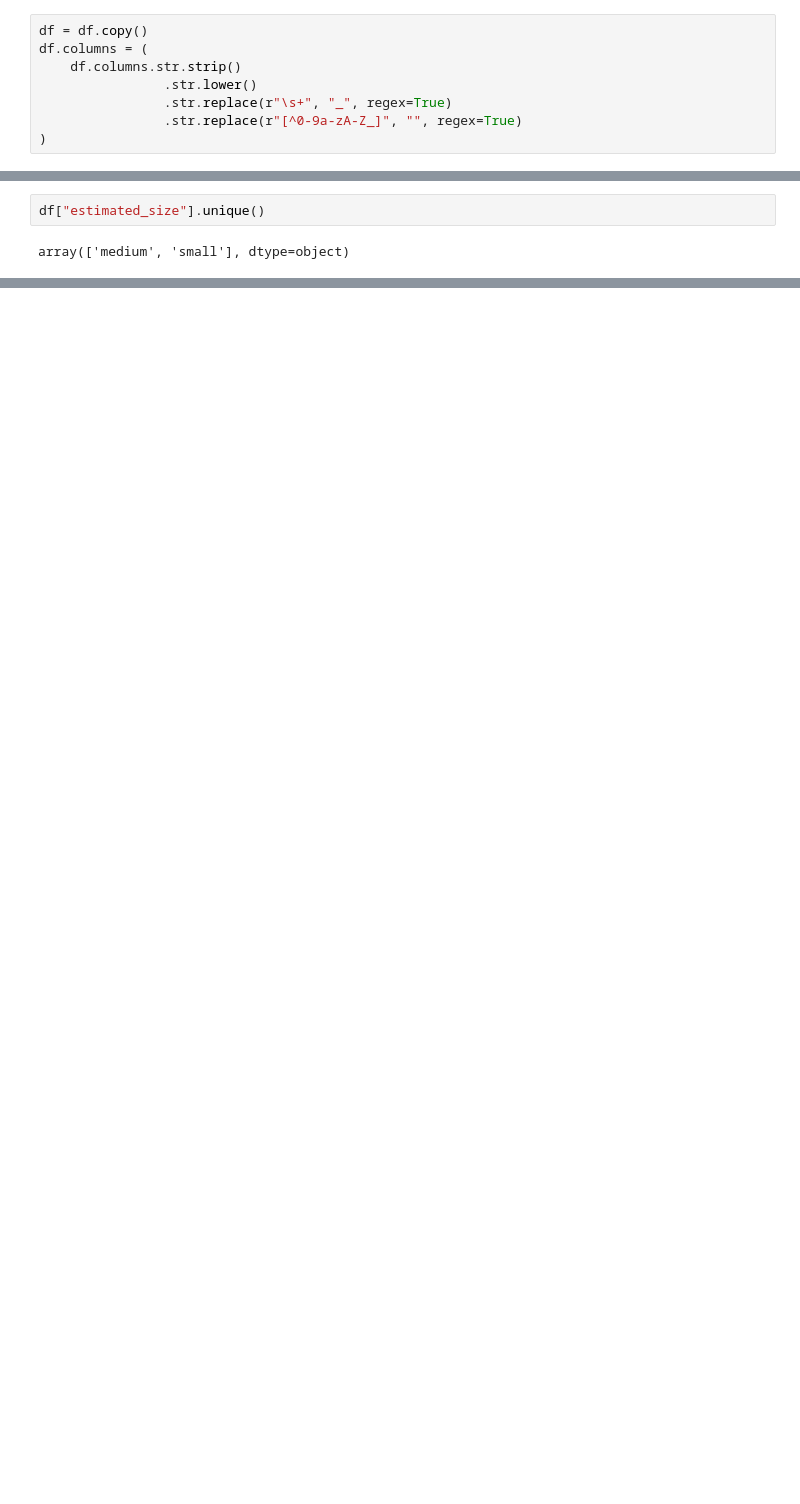
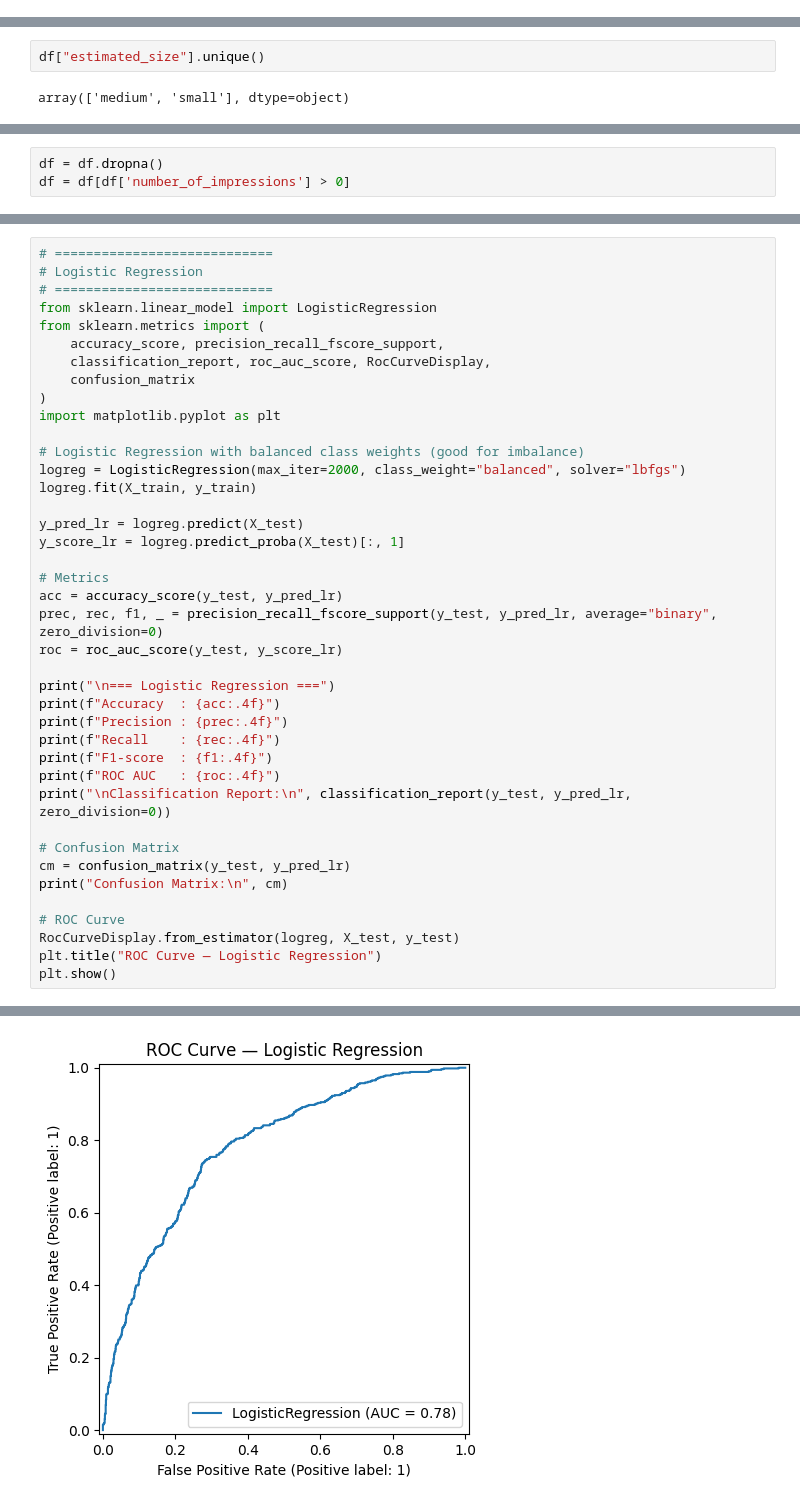
Before and after one commit to choobs96/hipages, a Jupyter notebook: EDA_Task2.ipynb, the cells around one changed output, grey strips where cells are left out. Saved outputs shown, nothing was run; the diff lists cells and outputs as text; blank space fills up the shorter version.

```diff
--- a/EDA_Task2.ipynb
+++ b/EDA_Task2.ipynb
@@ -106,14 +116,6 @@ Index(['time_of_post', 'latitude', 'longitude', 'category',
        'number_of_tradies', 'estimated_size', 'number_of_impressions',
        'accepted'],
       dtype='object')
-# %%
-df = df.copy()
-df.columns = (
-    df.columns.str.strip()
-                .str.lower()
-                .str.replace(r"\s+", "_", regex=True)
-                .str.replace(r"[^0-9a-zA-Z_]", "", regex=True)
-)
 # %%
 df['accepted'].unique()
 # %% [output]
@@ -175,0 +152,3 @@ array(['medium', 'small'], dtype=object)
+# %%
+df = df.dropna()
+df = df[df['number_of_impressions'] > 0]
@@ -465,0 +288,41 @@ plt.show()
+# %%
+# ============================
+# Logistic Regression
+# ============================
+from sklearn.linear_model import LogisticRegression
+from sklearn.metrics import (
+    accuracy_score, precision_recall_fscore_support,
+    classification_report, roc_auc_score, RocCurveDisplay,
+    confusion_matrix
+)
+import matplotlib.pyplot as plt
+
+# Logistic Regression with balanced class weights (good for imbalance)
+logreg = LogisticRegression(max_iter=2000, class_weight="balanced", solver="lbfgs")
+logreg.fit(X_train, y_train)
+
+y_pred_lr = logreg.predict(X_test)
+y_score_lr = logreg.predict_proba(X_test)[:, 1]
+
+# Metrics
+acc = accuracy_score(y_test, y_pred_lr)
+prec, rec, f1, _ = precision_recall_fscore_support(y_test, y_pred_lr, average="binary", zero_division=0)
+roc = roc_auc_score(y_test, y_score_lr)
+
+print("\n=== Logistic Regression ===")
+print(f"Accuracy  : {acc:.4f}")
+print(f"Precision : {prec:.4f}")
+print(f"Recall    : {rec:.4f}")
+print(f"F1-score  : {f1:.4f}")
+print(f"ROC AUC   : {roc:.4f}")
+print("\nClassification Report:\n", classification_report(y_test, y_pred_lr, zero_division=0))
+
+# Confusion Matrix
+cm = confusion_matrix(y_test, y_pred_lr)
+print("Confusion Matrix:\n", cm)
+
+# ROC Curve
+RocCurveDisplay.from_estimator(logreg, X_test, y_test)
+plt.title("ROC Curve — Logistic Regression")
+plt.show()
+# %% [output]
@@ -465,0 +349 @@ plt.show()
+[figure, added]
```
Also changed, not shown: parts of 26 cells of this notebook.
